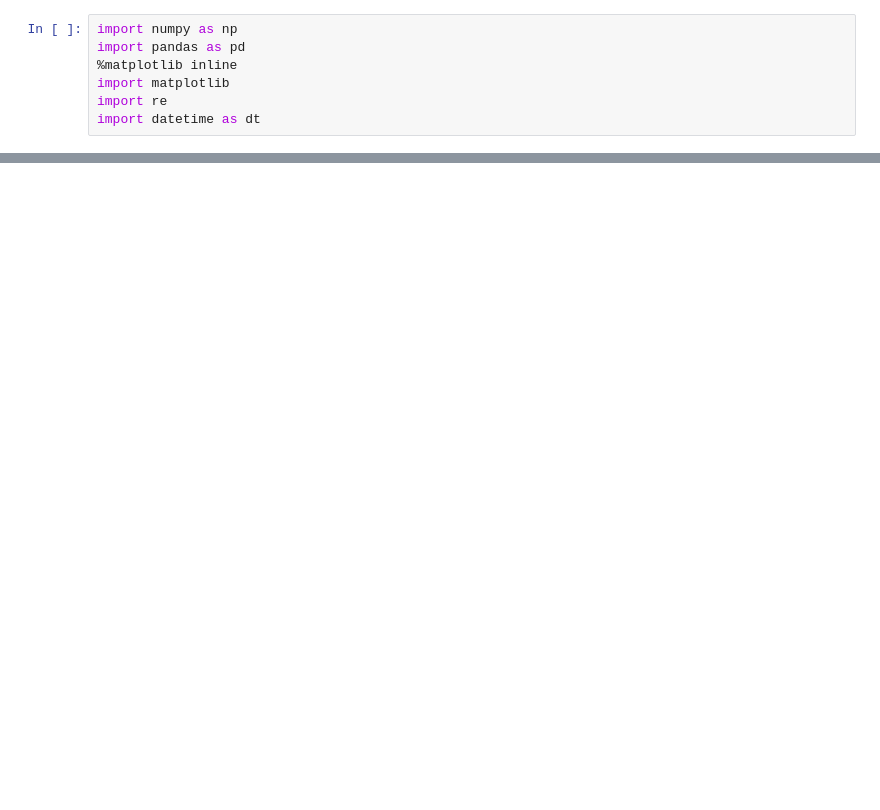
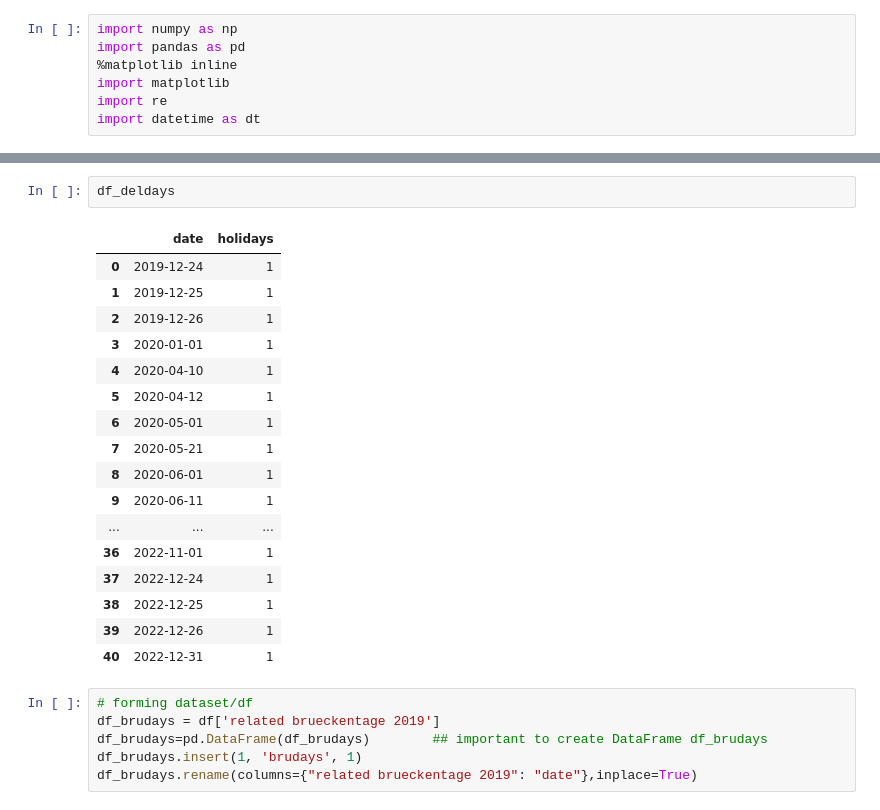
Before and after one commit to Good-Train-Bad-Train/gtbt, a Jupyter notebook: notebooks/boris_holidays.ipynb, the cells around one changed output, grey strips where cells are left out. Cells and saved outputs as stored; diff of their text form; blank space fills up the shorter version.

```diff
--- a/notebooks/boris_holidays.ipynb
+++ b/notebooks/boris_holidays.ipynb
@@ -31,0 +35,26 @@ df
+# %%
+df_deldays
+# %% [output]
+|  | date | holidays |
+| 0 | 2019-12-24 | 1 |
+| 1 | 2019-12-25 | 1 |
+| 2 | 2019-12-26 | 1 |
+| 3 | 2020-01-01 | 1 |
+| 4 | 2020-04-10 | 1 |
+| 5 | 2020-04-12 | 1 |
+| 6 | 2020-05-01 | 1 |
+| 7 | 2020-05-21 | 1 |
+| 8 | 2020-06-01 | 1 |
+| 9 | 2020-06-11 | 1 |
+| ... | ... | ... |
+| 36 | 2022-11-01 | 1 |
+| 37 | 2022-12-24 | 1 |
+| 38 | 2022-12-25 | 1 |
+| 39 | 2022-12-26 | 1 |
+| 40 | 2022-12-31 | 1 |
+# %%
+# forming dataset/df
+df_brudays = df['related brueckentage 2019']
+df_brudays=pd.DataFrame(df_brudays)        ## important to create DataFrame df_brudays
+df_brudays.insert(1, 'brudays', 1)
+df_brudays.rename(columns={"related brueckentage 2019": "date"},inplace=True)
```
Also changed, not shown: parts of 27 cells of this notebook, 3 other files.
